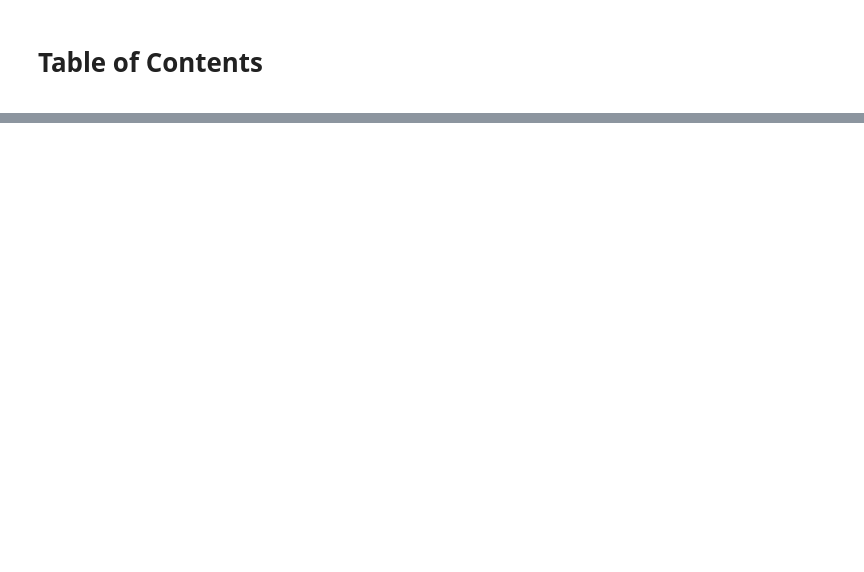
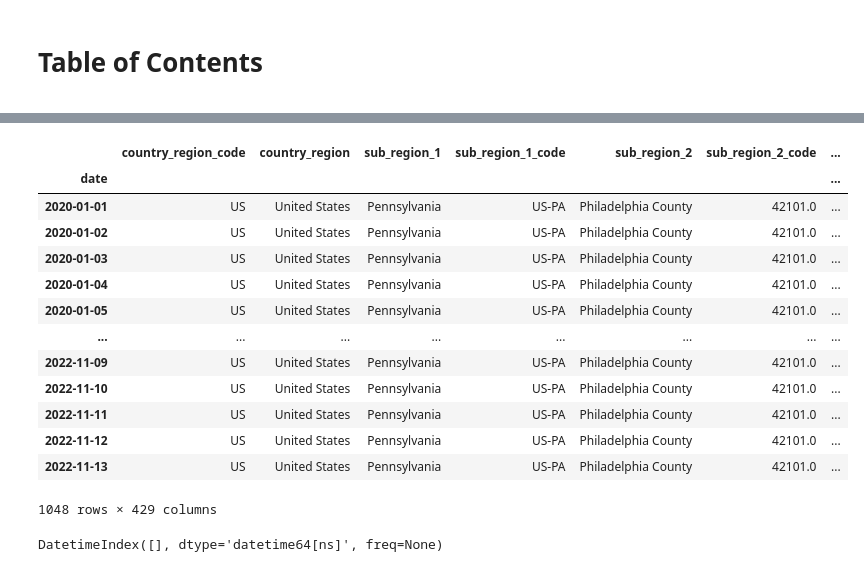
Before and after one commit to sanderlin2013/Predicting-COVID-19-in-Philly, a Jupyter notebook: Untitled.ipynb, the cells around one changed output, grey strips where cells are left out. Cells and saved outputs as stored; diff of their text form; code cells hidden in the pictures; blank space fills up the shorter version.

```diff
--- a/Untitled.ipynb
+++ b/Untitled.ipynb
@@ -20,0 +79,20 @@ google_data_2020.head()
+# %%
+# lets check for missing dates - starting with Philly
+google_philly= sorted_google_data[sorted_google_data.sub_region_2 == 'Philadelphia County']
+# %%
+google_philly
+# %% [output]
+|  | country_region_code | country_region | sub_region_1 | sub_region_1_code | sub_region_2 | sub_region_2_code | ... |
+| date |  |  |  |  |  |  | ... |
+| 2020-01-01 | US | United States | Pennsylvania | US-PA | Philadelphia County | 42101.0 | ... |
+| 2020-01-02 | US | United States | Pennsylvania | US-PA | Philadelphia County | 42101.0 | ... |
+| 2020-01-03 | US | United States | Pennsylvania | US-PA | Philadelphia County | 42101.0 | ... |
+| 2020-01-04 | US | United States | Pennsylvania | US-PA | Philadelphia County | 42101.0 | ... |
+| 2020-01-05 | US | United States | Pennsylvania | US-PA | Philadelphia County | 42101.0 | ... |
+| ... | ... | ... | ... | ... | ... | ... | ... |
+| 2022-11-09 | US | United States | Pennsylvania | US-PA | Philadelphia County | 42101.0 | ... |
+| 2022-11-10 | US | United States | Pennsylvania | US-PA | Philadelphia County | 42101.0 | ... |
+| 2022-11-11 | US | United States | Pennsylvania | US-PA | Philadelphia County | 42101.0 | ... |
+| 2022-11-12 | US | United States | Pennsylvania | US-PA | Philadelphia County | 42101.0 | ... |
+| 2022-11-13 | US | United States | Pennsylvania | US-PA | Philadelphia County | 42101.0 | ... |
+1048 rows × 429 columns
@@ -20,0 +103,4 @@ google_data_2020.head()
+# %%
+outcome
+# %% [output]
+DatetimeIndex([], dtype='datetime64[ns]', freq=None)
```
Also changed, not shown: parts of 33 cells of this notebook.
